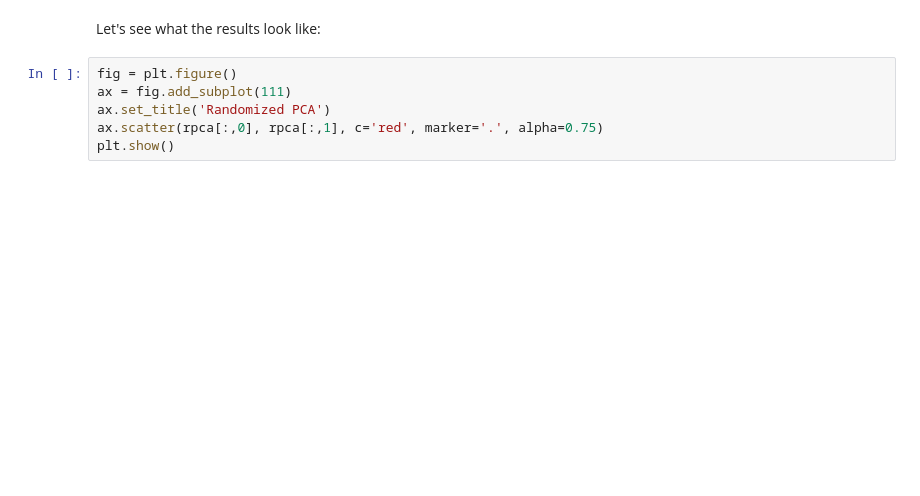
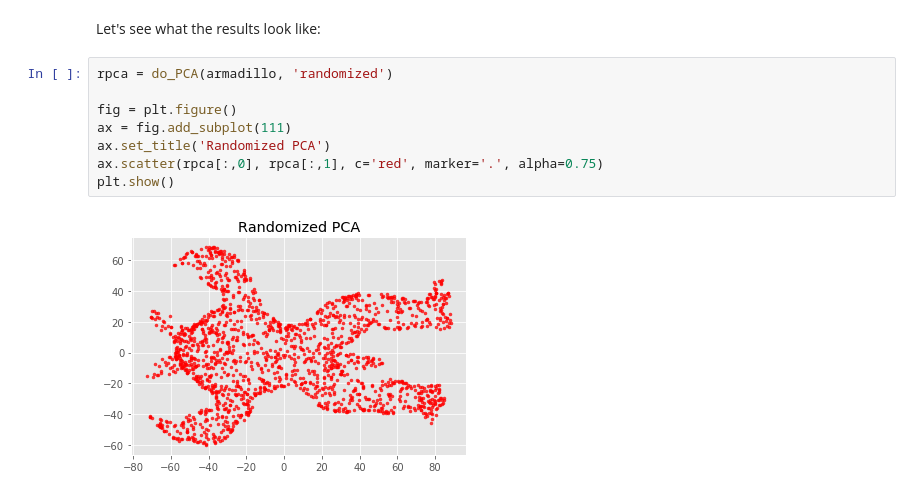
Before and after one commit to joben/DAT210x, a Jupyter notebook: Module4/Module4 - Lab1.ipynb, the cells around one changed output. Saved outputs shown, nothing was run; the diff lists cells and outputs as text; blank space fills up the shorter version.

```diff
--- a/Module4/Module4 - Lab1.ipynb
+++ b/Module4/Module4 - Lab1.ipynb
@@ -93,8 +121,12 @@ Let's also take a look at the speed of the randomized solver on the same dataset
 # %% [markdown]
 Let's see what the results look like:
 # %%
+rpca = do_PCA(armadillo, 'randomized')
+
 fig = plt.figure()
 ax = fig.add_subplot(111)
 ax.set_title('Randomized PCA')
 ax.scatter(rpca[:,0], rpca[:,1], c='red', marker='.', alpha=0.75)
 plt.show()
+# %% [output]
+[figure, added]
```
Also changed, not shown: parts of 7 cells of this notebook.
